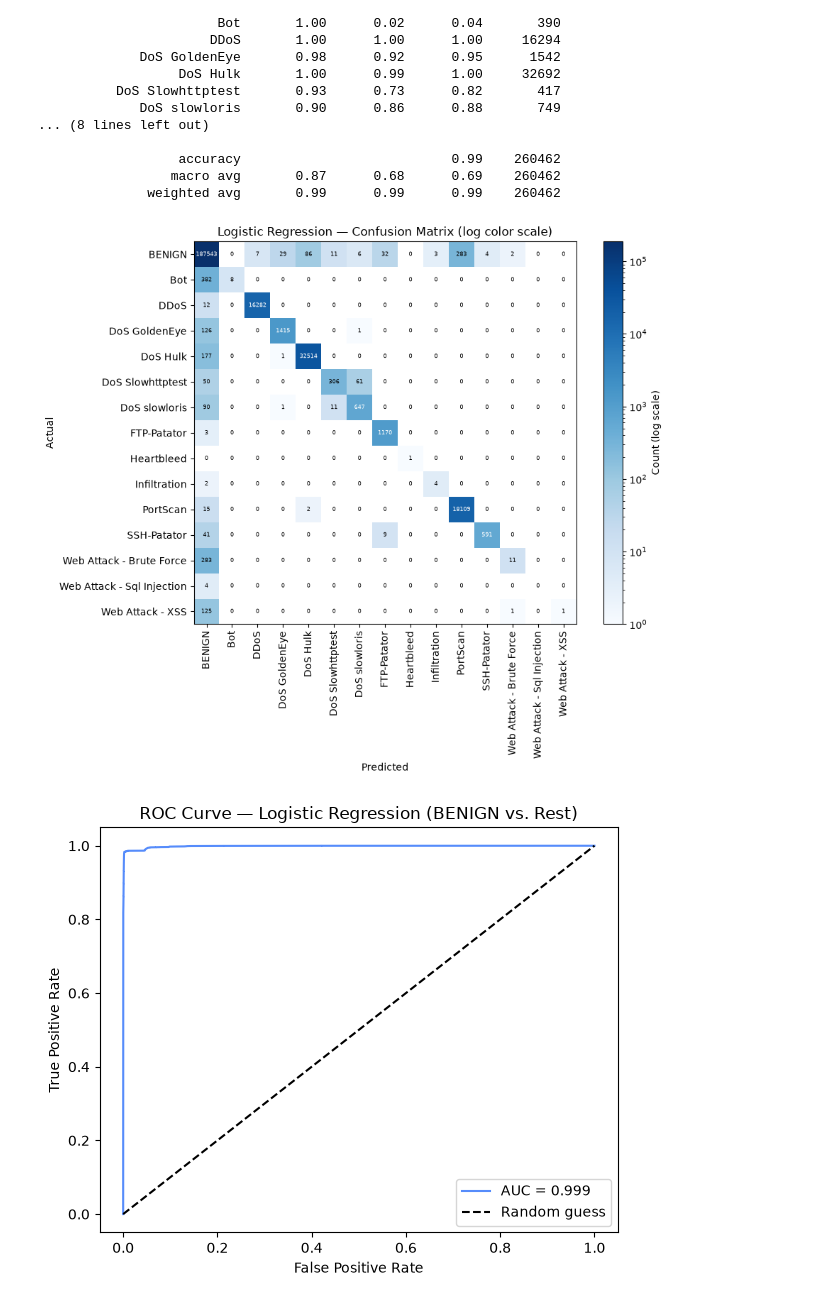
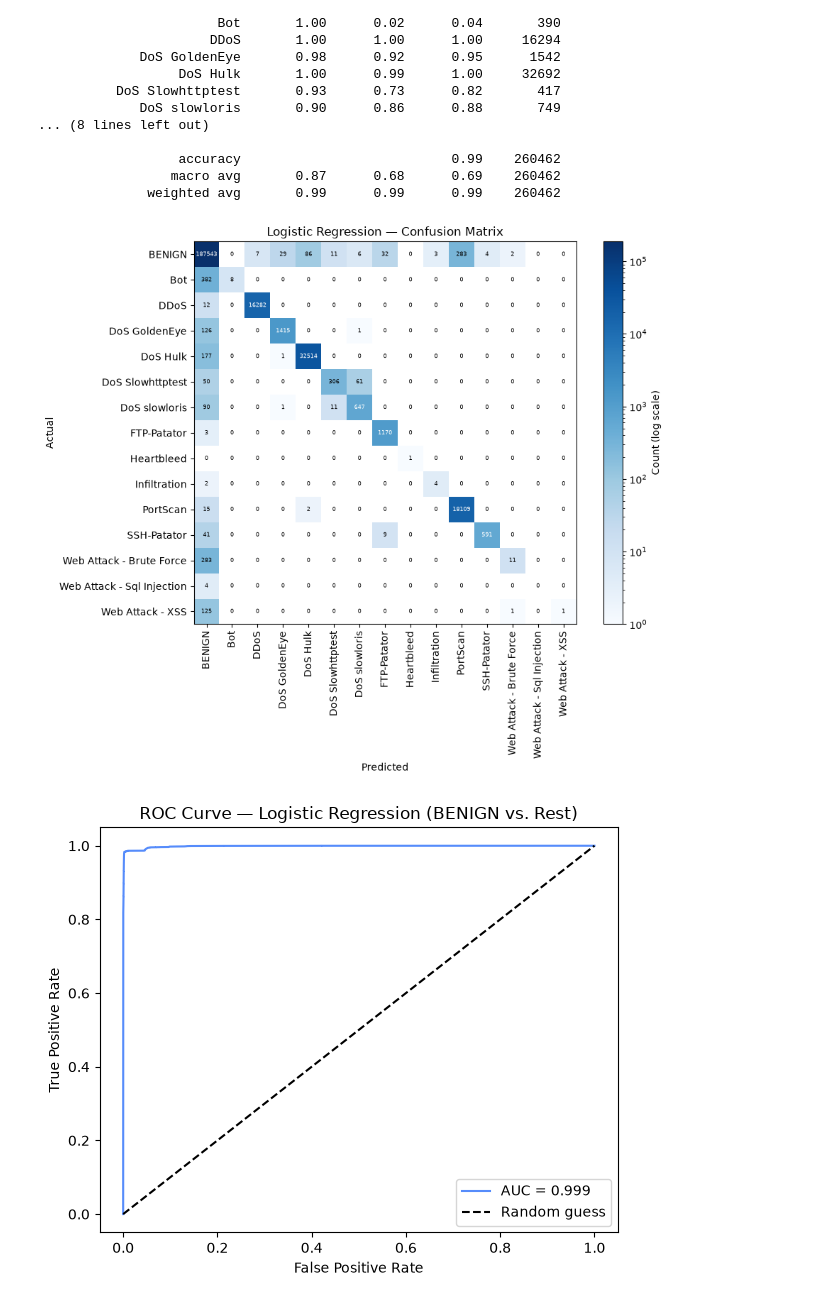
Before and after one commit to stefaniekenyon/bu-dx699-homework-09, a Jupyter notebook: OMDS-ModB2-Week9-Kenyon-Stefanie.ipynb, the cells around one changed output. Cells and saved outputs as stored; diff of their text form; code cells hidden in the pictures.

```diff
--- a/OMDS-ModB2-Week9-Kenyon-Stefanie.ipynb
+++ b/OMDS-ModB2-Week9-Kenyon-Stefanie.ipynb
@@ -663,7 +663,7 @@ Dropped 1218489 rows containing negative values -> 1302309 rows remaining
 non_numeric_cols = intrusion_df.select_dtypes(exclude=[np.number]).columns.tolist()
 print("Dropping non-numeric columns:", non_numeric_cols)
 
-ransomware_df = intrusion_df.drop(columns=non_numeric_cols)
+intrusion_df = intrusion_df.drop(columns=non_numeric_cols)
 print(intrusion_df.shape)
 # %% [output]
 Dropping non-numeric columns: []
@@ -1002,29 +1004,29 @@ ROC-AUC (macro, OvR): 0.9964
 # %%
 # Confusion matrix
 cm = confusion_matrix(y_test, y_pred_log)
 n_classes = len(label_names)
 class_names = [label_names[i] for i in range(n_classes)]
 
 fig, ax = plt.subplots(figsize=(10, 8))
 im = ax.imshow(cm, cmap='Blues', norm=LogNorm(vmin=1, vmax=cm.max()))
 
 for i in range(n_classes):
     for j in range(n_classes):
         val = cm[i, j]
         # zero cells fall outside LogNorm's range and render as background, so just use black text there
         text_color = 'black' if val == 0 else ('white' if im.norm(val) > 0.5 else 'black')
         ax.text(j, i, val, ha='center', va='center', fontsize=6, color=text_color)
 
 ax.set_xticks(range(n_classes)); ax.set_xticklabels(class_names, rotation=90)
 ax.set_yticks(range(n_classes)); ax.set_yticklabels(class_names)
 ax.set_xlabel('Predicted')
 ax.set_ylabel('Actual')
-ax.set_title('Logistic Regression — Confusion Matrix (log color scale)')
+ax.set_title('Logistic Regression — Confusion Matrix')
 fig.colorbar(im, ax=ax, label='Count (log scale)')
 plt.tight_layout()
 plt.show()
 # %% [output]
-[figure, old version]
+[figure, new version]
 # %%
 # ROC Curve
 
```
Also changed, not shown: parts of 4 cells of this notebook.
